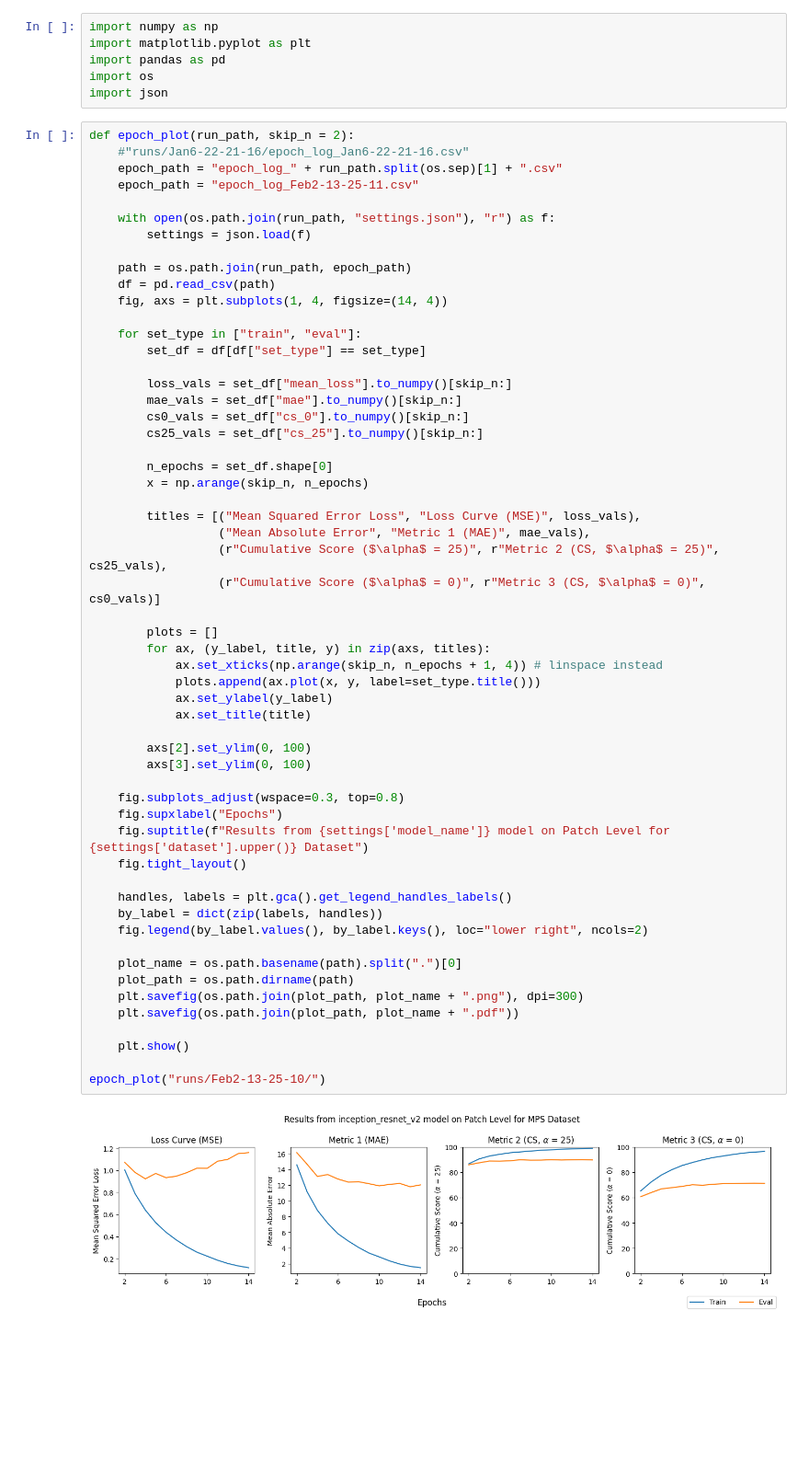
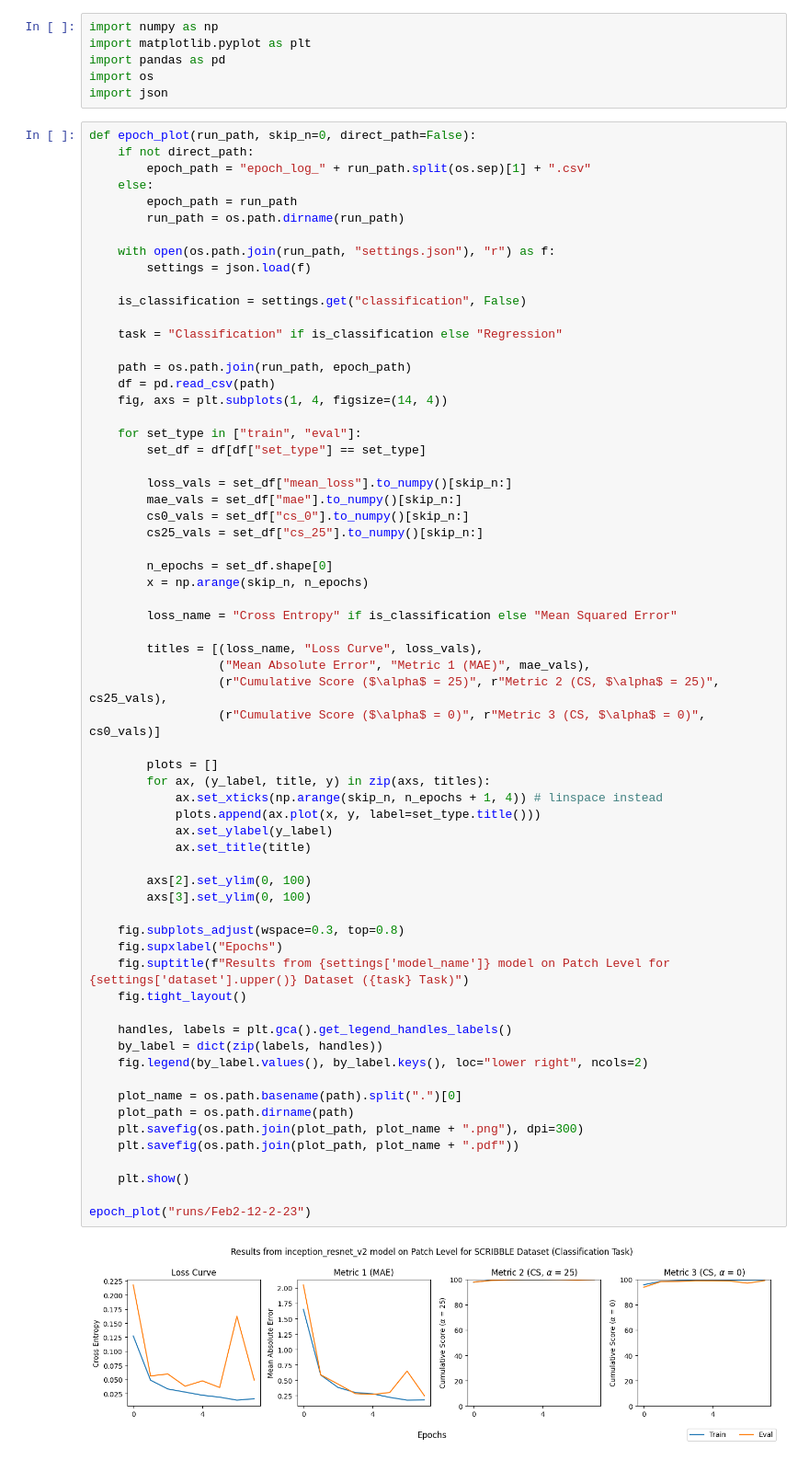
Before and after one commit to NikolaiHerrmann/deep-dating, a Jupyter notebook: src/graph_eval.ipynb, the cells around one changed output. Shown at 92% size. Saved outputs shown, nothing was run; the diff lists cells and outputs as text; blank space fills up the shorter version.

```diff
--- a/src/graph_eval.ipynb
+++ b/src/graph_eval.ipynb
@@ -5,13 +5,19 @@ import pandas as pd
 import os
 import json
 # %%
-def epoch_plot(run_path, skip_n = 2):
-    #"runs/Jan6-22-21-16/epoch_log_Jan6-22-21-16.csv"
-    epoch_path = "epoch_log_" + run_path.split(os.sep)[1] + ".csv"
-    epoch_path = "epoch_log_Feb2-13-25-11.csv"
+def epoch_plot(run_path, skip_n=0, direct_path=False):
+    if not direct_path:
+        epoch_path = "epoch_log_" + run_path.split(os.sep)[1] + ".csv"
+    else:
+        epoch_path = run_path
+        run_path = os.path.dirname(run_path)
 
     with open(os.path.join(run_path, "settings.json"), "r") as f:
         settings = json.load(f)
+
+    is_classification = settings.get("classification", False)
+
+    task = "Classification" if is_classification else "Regression"
 
     path = os.path.join(run_path, epoch_path)
     df = pd.read_csv(path)
@@ -28,37 +34,39 @@ def epoch_plot(run_path, skip_n = 2):
         n_epochs = set_df.shape[0]
         x = np.arange(skip_n, n_epochs)
 
-        titles = [("Mean Squared Error Loss", "Loss Curve (MSE)", loss_vals),
+        loss_name = "Cross Entropy" if is_classification else "Mean Squared Error"
+
+        titles = [(loss_name, "Loss Curve", loss_vals),
                   ("Mean Absolute Error", "Metric 1 (MAE)", mae_vals),
                   (r"Cumulative Score ($\alpha$ = 25)", r"Metric 2 (CS, $\alpha$ = 25)", cs25_vals),
                   (r"Cumulative Score ($\alpha$ = 0)", r"Metric 3 (CS, $\alpha$ = 0)", cs0_vals)]
 
         plots = []
         for ax, (y_label, title, y) in zip(axs, titles):
             ax.set_xticks(np.arange(skip_n, n_epochs + 1, 4)) # linspace instead
             plots.append(ax.plot(x, y, label=set_type.title()))
             ax.set_ylabel(y_label)
             ax.set_title(title)
 
         axs[2].set_ylim(0, 100)
         axs[3].set_ylim(0, 100)
 
     fig.subplots_adjust(wspace=0.3, top=0.8)
     fig.supxlabel("Epochs")
-    fig.suptitle(f"Results from {settings['model_name']} model on Patch Level for {settings['dataset'].upper()} Dataset")
+    fig.suptitle(f"Results from {settings['model_name']} model on Patch Level for {settings['dataset'].upper()} Dataset ({task} Task)")
     fig.tight_layout()
 
     handles, labels = plt.gca().get_legend_handles_labels()
     by_label = dict(zip(labels, handles))
     fig.legend(by_label.values(), by_label.keys(), loc="lower right", ncols=2)
 
     plot_name = os.path.basename(path).split(".")[0]
     plot_path = os.path.dirname(path)
     plt.savefig(os.path.join(plot_path, plot_name + ".png"), dpi=300)
     plt.savefig(os.path.join(plot_path, plot_name + ".pdf"))
 
     plt.show()
 
-epoch_plot("runs/Feb2-13-25-10/")
+epoch_plot("runs/Feb2-12-2-23")
 # %% [output]
-[figure, old version]
+[figure, new version]
```
Also changed, not shown: parts of 1 cell of this notebook, 7 other files.
